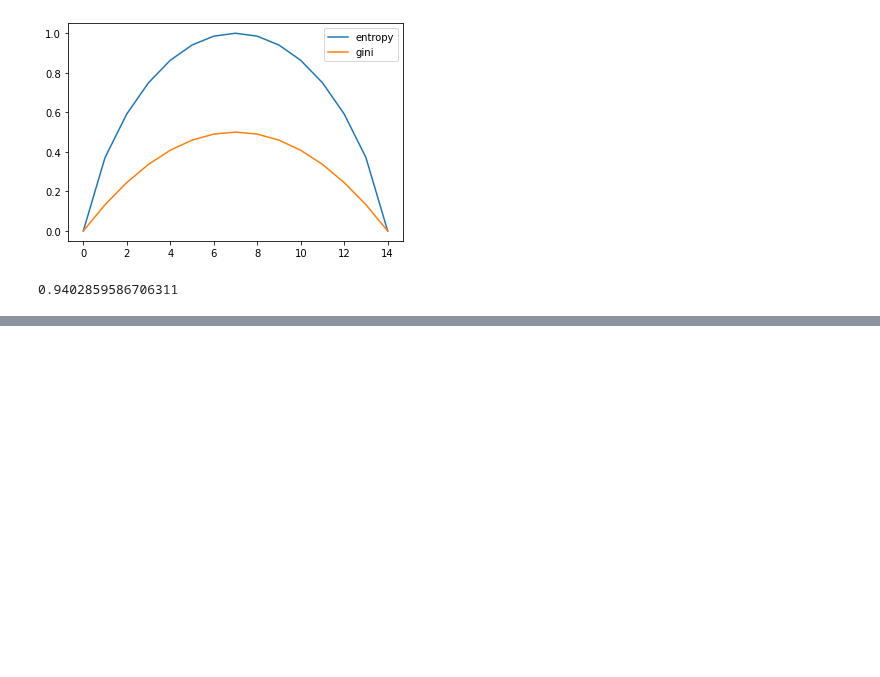
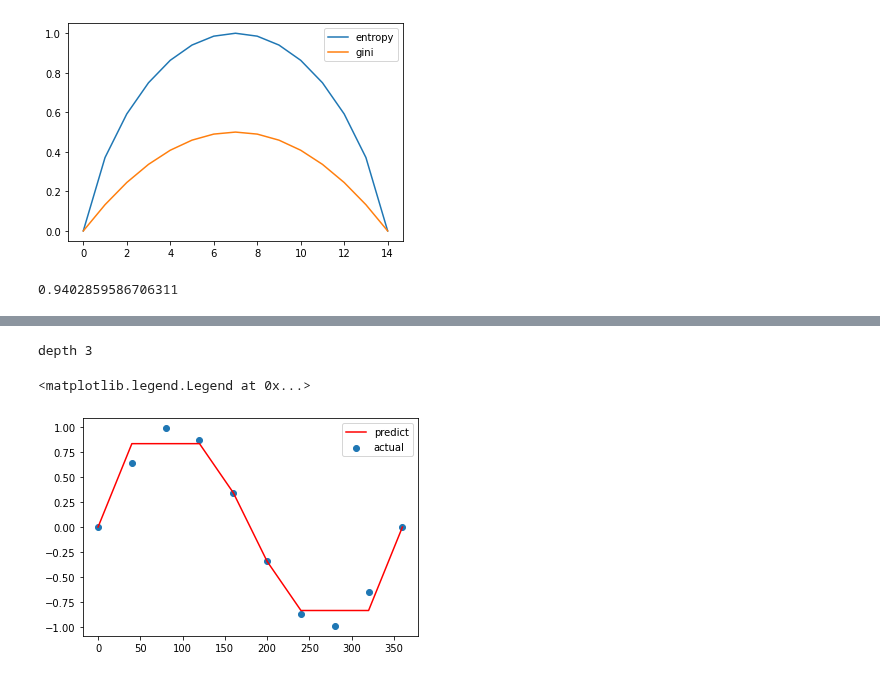
Before and after one commit to Pepcoders/Data-Science-December, a Jupyter notebook: 22-02-02-Decision_Tree/Codes.ipynb, the cells around one changed output, grey strips where cells are left out. Drawn from its saved outputs; the diff is of its cells as text; code cells hidden in the pictures; blank space fills up the shorter version.

```diff
--- a/22-02-02-Decision_Tree/Codes.ipynb
+++ b/22-02-02-Decision_Tree/Codes.ipynb
@@ -108,0 +244,15 @@ b = 1 - a
+# %%
+reg = DecisionTreeRegressor(max_depth = 3)
+
+reg.fit(X, y)
+
+print('depth', reg.get_depth())
+
+plt.scatter(x, y, label = 'actual')
+plt.plot(x, reg.predict(X), label = 'predict', color = 'r')
+
+plt.legend()
+# %% [output]
+depth 3
+<matplotlib.legend.Legend at 0x...>
+[figure, added]
```
Also changed, not shown: parts of 17 cells of this notebook.
